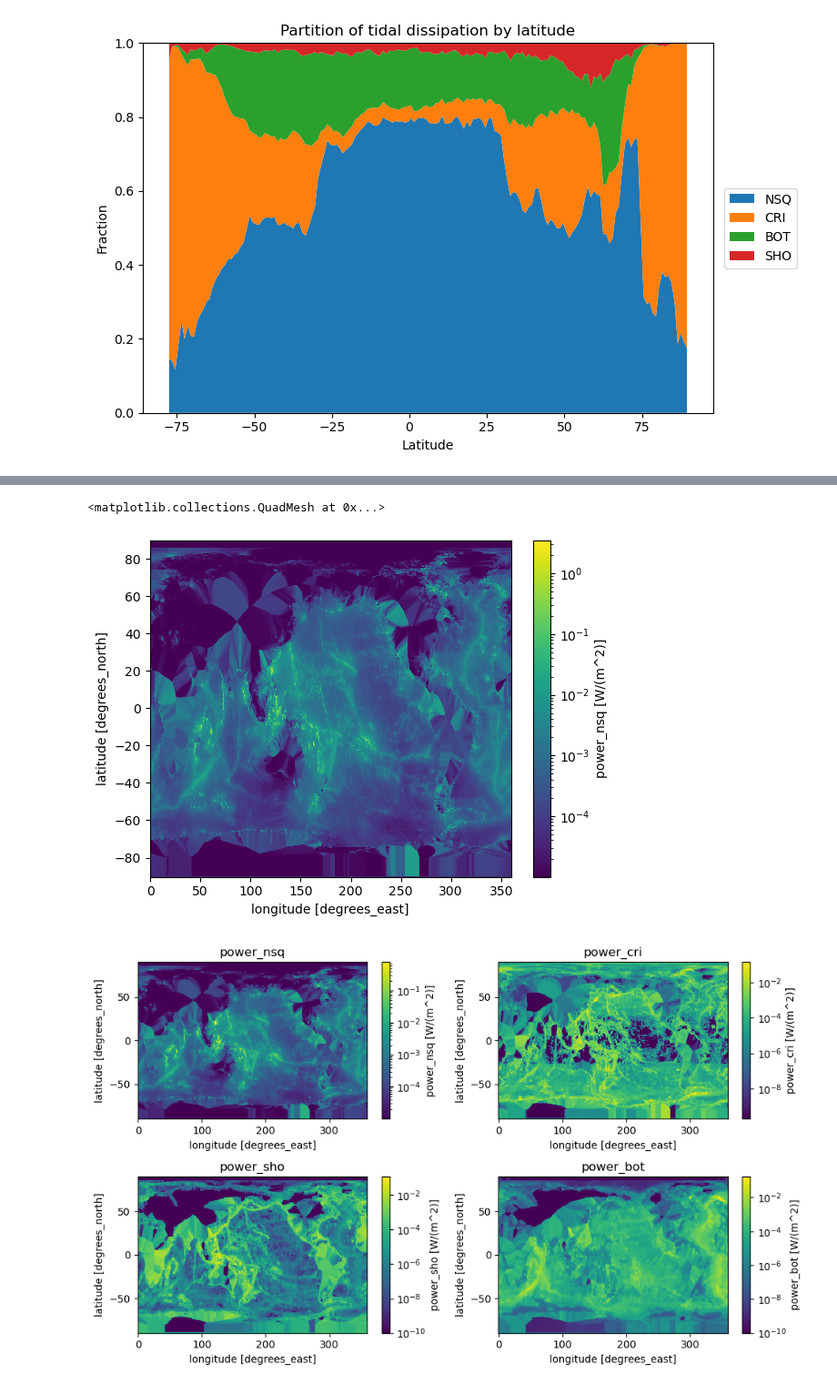
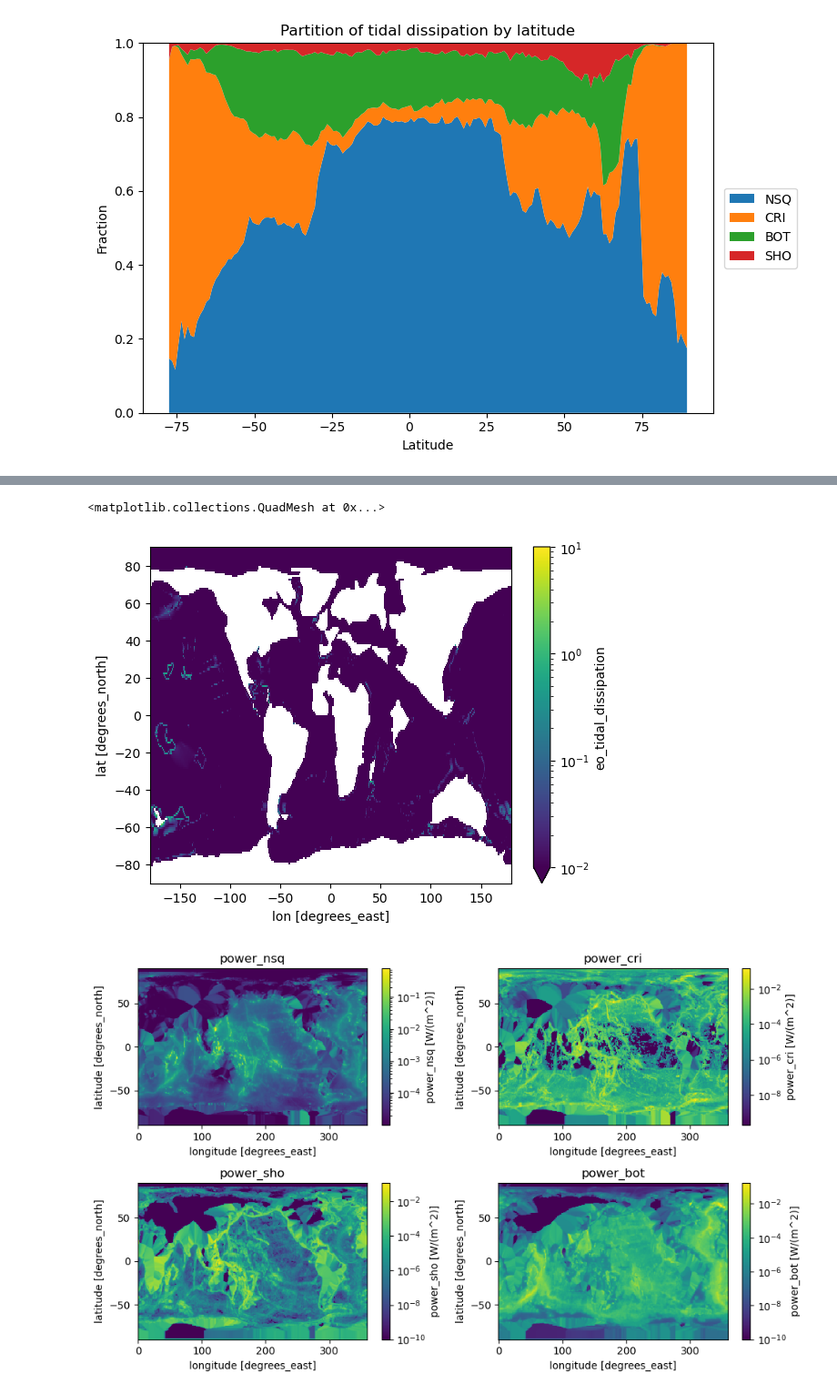
Before and after one commit to asozza/ecearth-quests, a Jupyter notebook: epochal/analysis/iwm-analysis.ipynb, the cells around one changed output, grey strips where cells are left out. Shown at 91% size. Cells and saved outputs as stored; diff of their text form; code cells hidden in the pictures.

```diff
--- a/epochal/analysis/iwm-analysis.ipynb
+++ b/epochal/analysis/iwm-analysis.ipynb
@@ -346,8 +316,11 @@ iwm_eocene_remap['power_sho'] = topo_eocene_remap['mask']*b_bot*iwm_eocene_remap
 # %%
-iwm_modern['power_nsq'].plot(norm=colors.LogNorm(vmin=iwm_modern['power_nsq'].min(), vmax=iwm_modern['power_nsq'].max()))
+iwm_eocene = xr.open_dataset(f"{path_eocene}/Green_Huber_eocene_tidal_dissipation_1x1.nc")
+iwm_eocene_remap = xr.open_dataset("/perm/itas/data/nemo/iwm/eocene_tidal_dissipation_r360x180.nc")
+iwm_eocene['eo_tidal_dissipation'] = (iwm_eocene['eo_tidal_dissipation']+1.e-5)
+iwm_eocene['eo_tidal_dissipation'].plot(norm=colors.LogNorm(vmin=0.01,vmax=10))
 # %% [output]
 <matplotlib.collections.QuadMesh at 0x...>
-[figure, old version]
+[figure, new version]
 # %%
 fig, axes = plt.subplots(2, 2, figsize=(10, 6))
 iwm_modern_remap['power_nsq'].plot(ax=axes[0][0], norm=colors.LogNorm(vmin=iwm_modern_remap['power_nsq'].min(), vmax=iwm_modern_remap['power_nsq'].max()))
```
Also changed, not shown: parts of 18 cells of this notebook.
